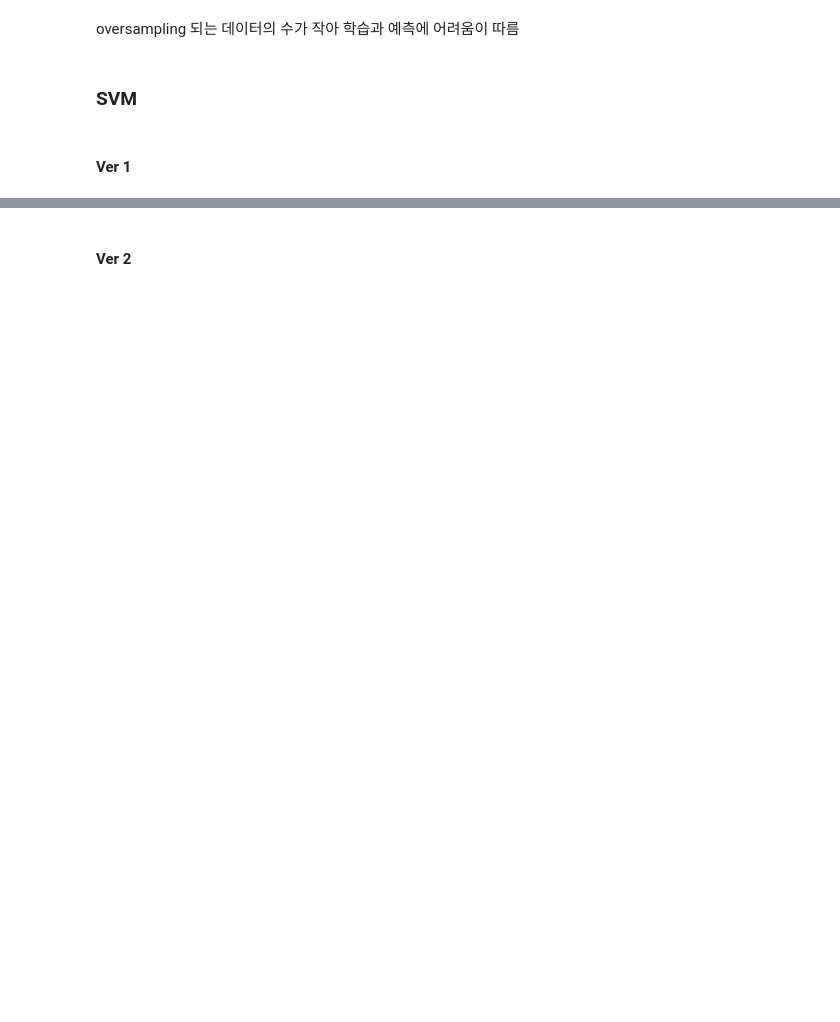
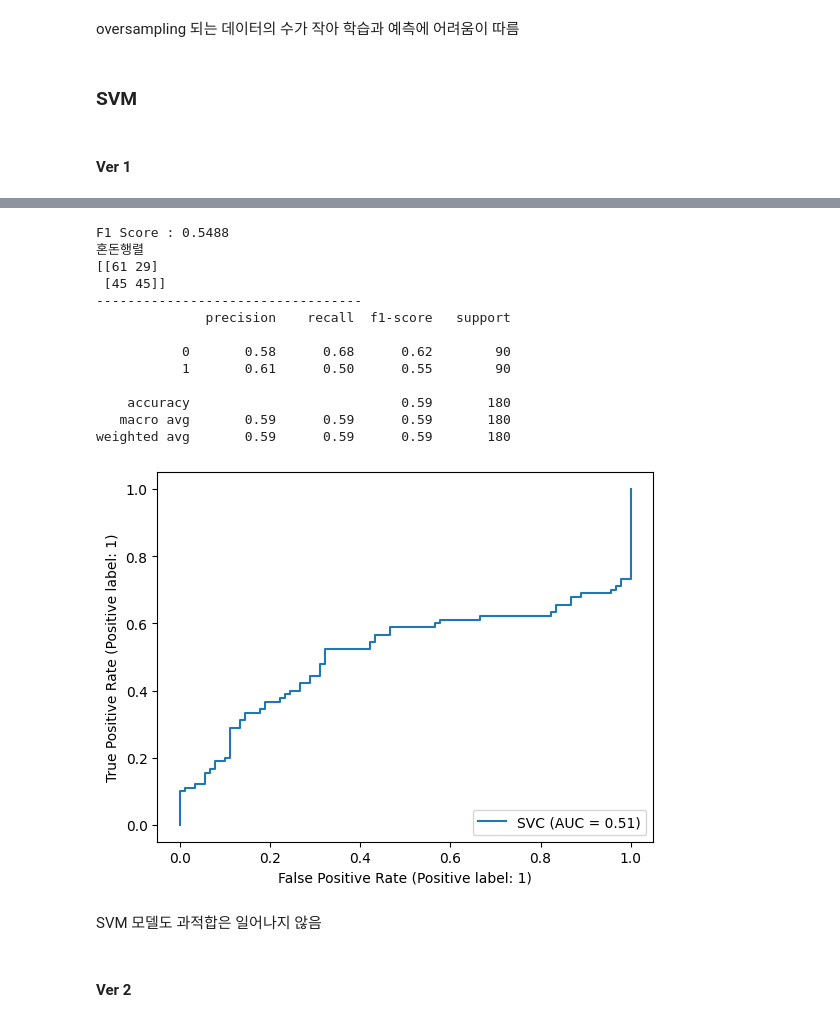
Before and after one commit to nyeokinyeoki/kamp, a Jupyter notebook: Data_analyse_heat_treatment_제조에 미련이 남아.ipynb, the cells around one changed output, grey strips where cells are left out. Cells and saved outputs as stored; diff of their text form; code cells hidden in the pictures; blank space fills up the shorter version.

```diff
--- a/Data_analyse_heat_treatment_제조에 미련이 남아.ipynb
+++ b/Data_analyse_heat_treatment_제조에 미련이 남아.ipynb
@@ -1135,3 +1128,22 @@ weighted avg       0.59      0.59      0.59       180
+# %%
+y_pred_svc_t, cr_t2 = predict_mk_md(model=svc, X_test=X_train_over, y_test=y_train_over)
+# %% [output]
+F1 Score : 0.5488
+혼돈행렬
+[[61 29]
+ [45 45]]
+----------------------------------
+              precision    recall  f1-score   support
+
+           0       0.58      0.68      0.62        90
+           1       0.61      0.50      0.55        90
+
+    accuracy                           0.59       180
+   macro avg       0.59      0.59      0.59       180
+weighted avg       0.59      0.59      0.59       180
+[figure, added]
+# %% [markdown]
+SVM 모델도 과적합은 일어나지 않음
 # %% [markdown]
 #### Ver 2
 # %%
```
Also changed, not shown: parts of 13 cells of this notebook.
